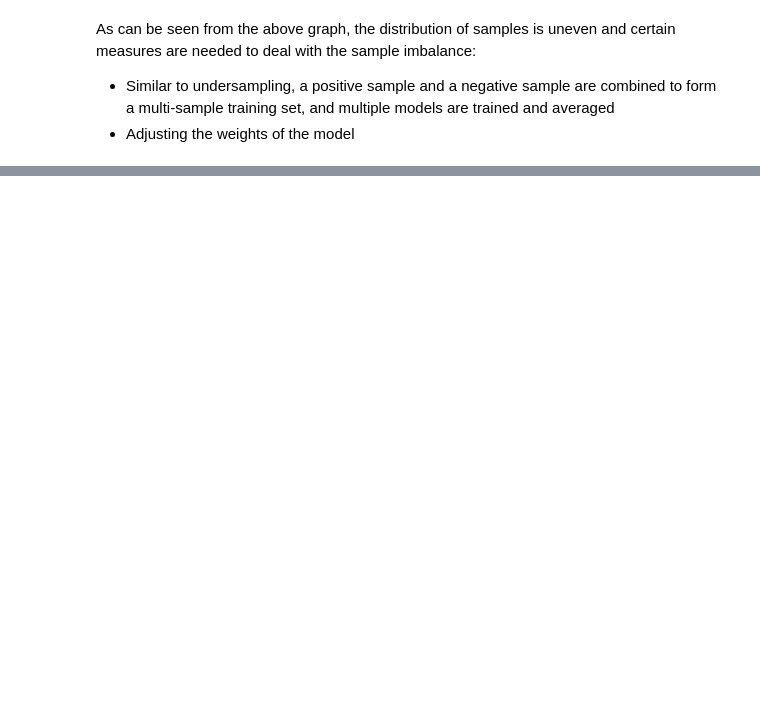
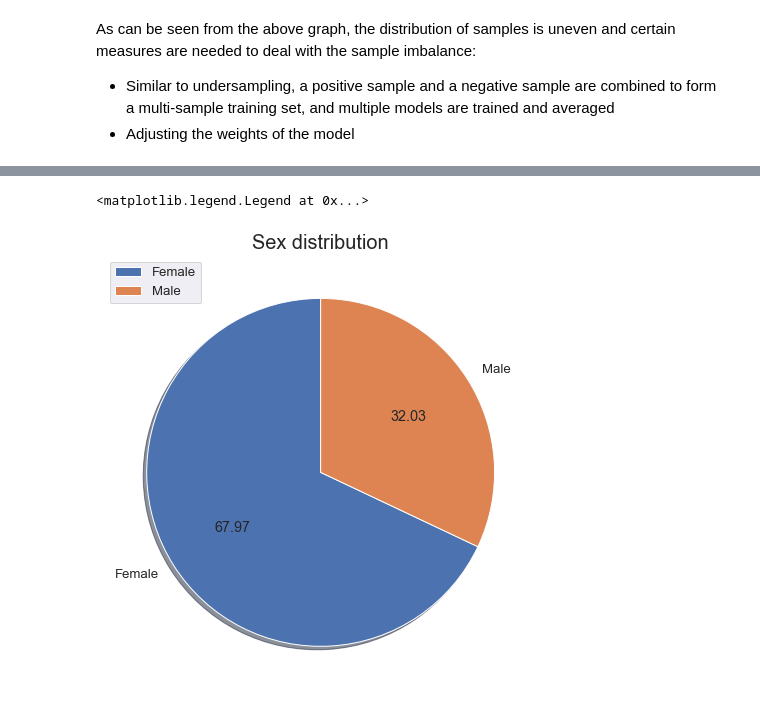
Before and after one commit to zengxueyuan/PHAS0077_QiyuanZeng_2022, a Jupyter notebook: 2. Data analysis.ipynb, the cells around one changed output, grey strips where cells are left out. Cells and saved outputs as stored; diff of their text form; code cells hidden in the pictures; blank space fills up the shorter version.

```diff
--- a/2. Data analysis.ipynb
+++ b/2. Data analysis.ipynb
@@ -405,0 +548,10 @@ As can be seen from the above graph, the distribution of samples is uneven and c
+# %%
+negative_df = data.loc[data.Target.isin(['negative'])]
+
+plt.figure(figsize=(8,8))
+plt.pie(x=negative_df.sex.value_counts(), labels=['Female','Male'], startangle=90,autopct='%.2f',shadow=True)
+plt.title("Sex distribution", {'fontsize':20})
+plt.legend()
+# %% [output]
+<matplotlib.legend.Legend at 0x...>
+[figure, added]
```
Also changed, not shown: parts of 63 cells of this notebook, 2 other files.
